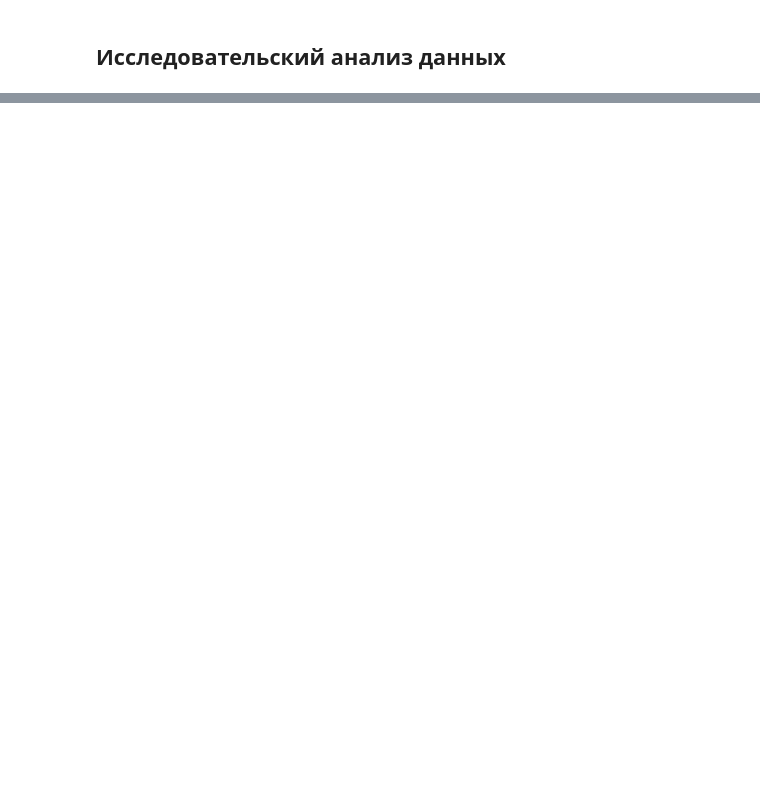
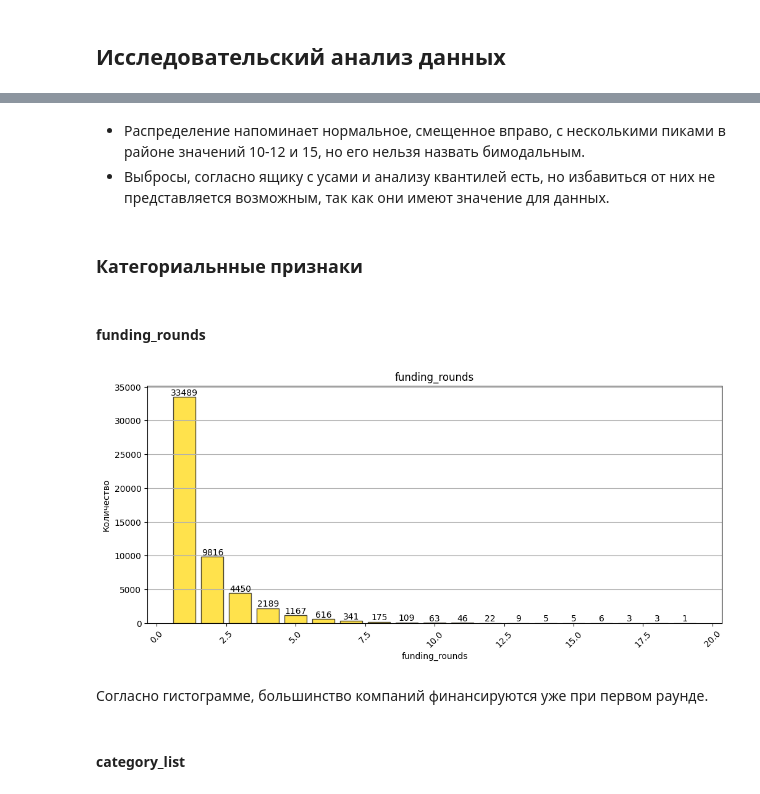
Before and after one commit to legonc/Predicting_Startup_Survival_An_Analysis_of_Success_Factors, a Jupyter notebook: Мастерская_1_итерация_1.ipynb, the cells around one changed output, grey strips where cells are left out. Saved outputs shown, nothing was run; the diff lists cells and outputs as text; code cells hidden in the pictures; blank space fills up the shorter version.

```diff
--- a/Мастерская_1_итерация_1.ipynb
+++ b/Мастерская_1_итерация_1.ipynb
@@ -949,0 +1075,3 @@ analyze_dataframe(train, 'train')
+# %%
+train = train.query('name != "verizon communications"')
+train.query('funding_total_usd >= 3.000000e+10')
@@ -949,0 +1084,12 @@ analyze_dataframe(train, 'train')
+# %%
+# визуализация исходного распределения funding_total_usd
+hist_box_df(train, 'funding_total_usd', 'Распределение funding_total_usd (без трансформации)')
+
+# визуализация логарифмированного распределения funding_total_usd
+train['funding_total_usd_log'] = np.log1p(train['funding_total_usd'])
+hist_box_df(train, 'funding_total_usd_log', 'Распределение funding_total_usd (логарифмировано)')
+
+# анализ квантилей funding_total_usd
+percentiles = train['funding_total_usd'].quantile([0.01, 0.25, 0.5, 0.75, 0.99])
+print("Квантили funding_total_usd:")
+print(percentiles)
@@ -949,0 +1106,35 @@ analyze_dataframe(train, 'train')
+# %% [markdown]
+- Распределение напоминает нормальное, смещенное вправо, с несколькими пиками в районе значений 10-12 и 15, но его нельзя назвать бимодальным.
+- Выбросы, согласно ящику с усами и анализу квантилей есть, но избавиться от них не представляется возможным, так как они имеют значение для данных.
+# %% [markdown]
+### Категориальнные признаки
+# %%
+# фукнция для категориальных значений
+def bar_plotter(df, column, title):
+    plt.figure(figsize=(12, 5))
+
+    counts = df[column].value_counts()
+
+    bars = plt.bar(counts.index, counts.values, color='gold', edgecolor='black', alpha=0.7)
+
+    for bar in bars:
+        yval = bar.get_height()
+        plt.text(bar.get_x() + bar.get_width()/2, yval, int(yval), va='bottom', ha='center')  # Центрируем текст
+
+    plt.title(title)
+    plt.ylabel('Количество')
+    plt.xlabel(title)
+    plt.xticks(rotation=45)
+    plt.grid(axis='y')
+
+    plt.show()
+# %% [markdown]
+#### funding_rounds
+# %%
+bar_plotter(train, 'funding_rounds', 'funding_rounds')
+# %% [output]
+[figure, added]
+# %% [markdown]
+Согласно гистограмме, большинство компаний финансируются уже при первом раунде.
+# %% [markdown]
+#### category_list
```
Also changed, not shown: parts of 46 cells of this notebook.
